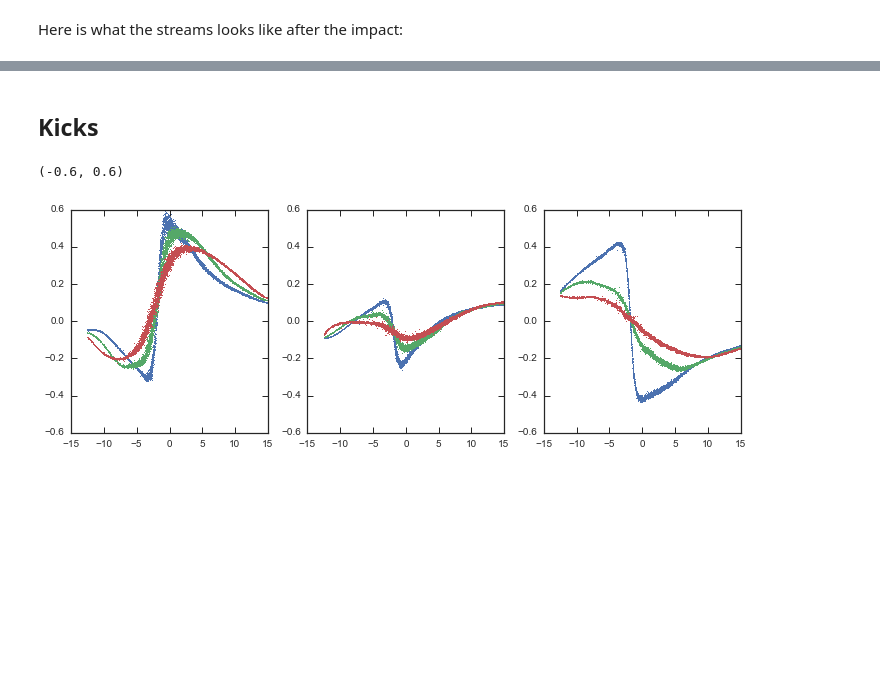
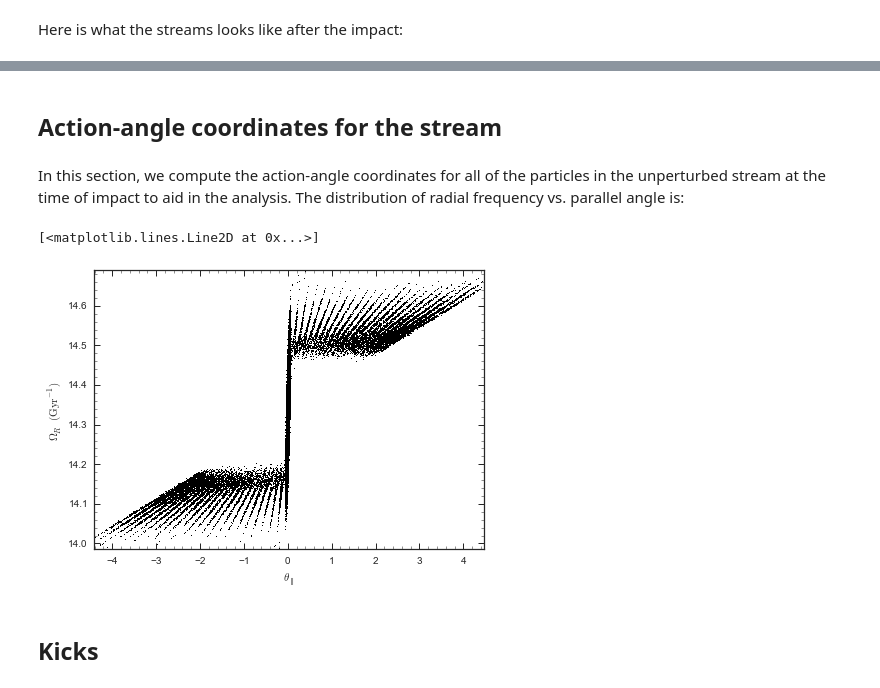
Before and after one commit to jobovy/stream-stream, a Jupyter notebook: py/SnapshotAnalysis.ipynb, the cells around one changed output, grey strips where cells are left out. Saved outputs shown, nothing was run; the diff lists cells and outputs as text; code cells hidden in the pictures; blank space fills up the shorter version.

Commit message:
First full analysis of the N-body simulations

```diff
--- a/py/SnapshotAnalysis.ipynb
+++ b/py/SnapshotAnalysis.ipynb
@@ -176,0 +278,4 @@ tight_layout()
+# %% [markdown]
+## Action-angle coordinates for the stream
+# %% [markdown]
+In this section, we compute the action-angle coordinates for all of the particles in the unperturbed stream at the time of impact to aid in the analysis. The distribution of radial frequency vs. parallel angle is:
@@ -177,3 +312,43 @@ tight_layout()
+# %%
+def calc_apar(acfs):
+    # Calculate the parallel angle
+    thetar= acfs[6]
+    thetar= (numpy.pi+(thetar-numpy.median(thetar))) % (2.*numpy.pi)
+    #Calculate times at which stars were stripped, angles
+    thetap= acfs[7]
+    thetap= (numpy.pi+(thetap-numpy.median(thetap))) % (2.*numpy.pi)
+    debrisIndx= numpy.fabs(thetap-numpy.pi) > (6.*numpy.median(numpy.fabs(thetap-numpy.median(thetap))))
+    thetaz= acfs[8]
+    thetaz= (numpy.pi+(thetaz-numpy.median(thetaz))) % (2.*numpy.pi)
+    #center around 0 (instead of pi)
+    thetar-= numpy.pi
+    thetap-= numpy.pi
+    thetaz-= numpy.pi
+    #Frequencies
+    Or= acfs[3]
+    Op= acfs[4]
+    Oz= acfs[5]
+    dOr= Or[debrisIndx]-numpy.median(Or)
+    dOp= Op[debrisIndx]-numpy.median(Op)
+    dOz= Oz[debrisIndx]-numpy.median(Oz)
+    dO= numpy.vstack((dOr,dOp,dOz))
+    dO4dir= copy.copy(dO)
+    dO4dir[:,dO4dir[0] < 0.]*= -1.
+    dOdir= numpy.median(dO4dir,axis=1)
+    dOdir/= numpy.sqrt(numpy.sum(dOdir**2.))
+    #parallel angle
+    dangle= numpy.vstack((thetar,thetap,thetaz))
+    return numpy.dot(dangle.T,dOdir)
+apar= calc_apar(acfs)
+# %%
+figsize(7,5)
+bovy_plot.bovy_plot(apar,
+                    acfs[3]*bovy_conversion.freq_in_Gyr(V0,R0),'k,',
+                    xlabel=r'$\theta_\parallel$',
+                    ylabel=r'$\Omega_R\,(\mathrm{Gyr}^{-1})$')
+# %% [output]
+[<matplotlib.lines.Line2D at 0x...>]
+[figure, added]
 # %% [markdown]
 ## Kicks
 # %%
@@ -217,22 +412,0 @@ for ii in range(len(snap)):
-# %%
-subplot(1,3,1)
-plot(snap_gc[indx,3,-5],snapvdiff_dm0p25[indx,0],',',color=sns.color_palette()[0])
-plot(snap_gc[indx,3,-5],snapvdiff_dm0p375[indx,0],',',color=sns.color_palette()[1])
-plot(snap_gc[indx,3,-5],snapvdiff_dm0p5[indx,0],',',color=sns.color_palette()[2])
-xlim(-15.,15.)
-ylim(-.6,.6)
-subplot(1,3,2)
-plot(snap_gc[indx,3,-5],snapvdiff_dm0p25[indx,1],',',color=sns.color_palette()[0])
-plot(snap_gc[indx,3,-5],snapvdiff_dm0p375[indx,1],',',color=sns.color_palette()[1])
-plot(snap_gc[indx,3,-5],snapvdiff_dm0p5[indx,1],',',color=sns.color_palette()[2])
-xlim(-15.,15.)
-ylim(-.6,.6)
-subplot(1,3,3)
-plot(snap_gc[indx,3,-5],snapvdiff_dm0p25[indx,2],',',color=sns.color_palette()[0])
-plot(snap_gc[indx,3,-5],snapvdiff_dm0p375[indx,2],',',color=sns.color_palette()[1])
-plot(snap_gc[indx,3,-5],snapvdiff_dm0p5[indx,2],',',color=sns.color_palette()[2])
-xlim(-15.,15.)
-ylim(-.6,.6)
-# %% [output]
-(-0.6, 0.6)
-[figure, removed]
```
Also changed, not shown: parts of 8 cells of this notebook.
